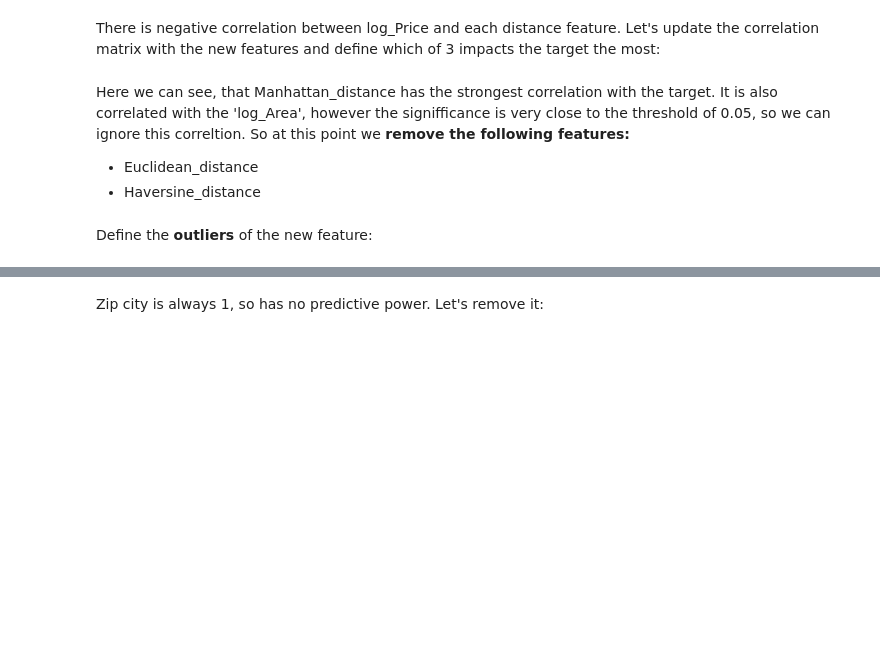
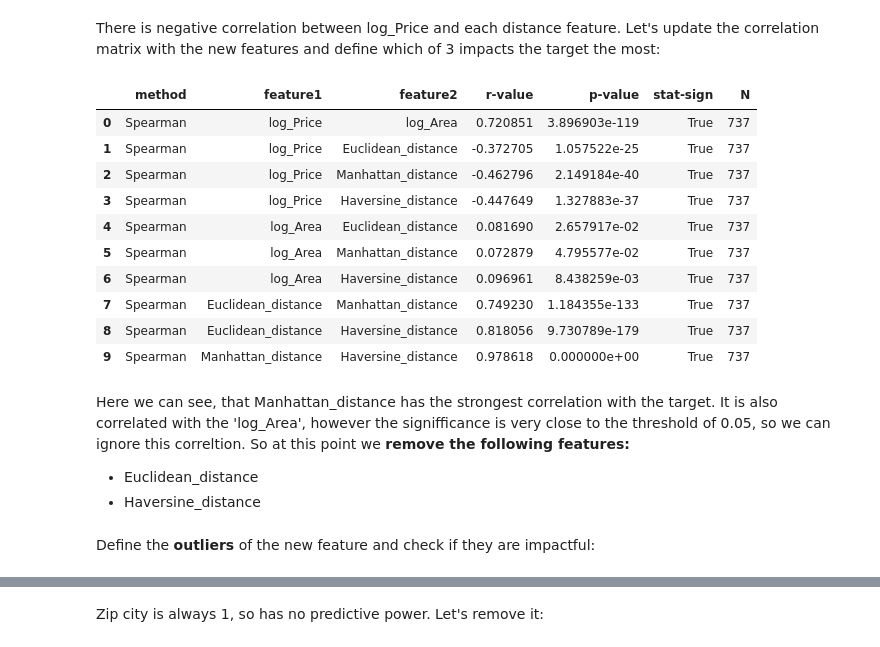
Before and after one commit to nadiia-duiunova/House_price, a Jupyter notebook: Stat inference.ipynb, the cells around one changed output, grey strips where cells are left out. Drawn from its saved outputs; the diff is of its cells as text; code cells hidden in the pictures; blank space fills up the shorter version.

```diff
--- a/Stat inference.ipynb
+++ b/Stat inference.ipynb
@@ -333,9 +355,0 @@ Check if these outliers have signifficant impact:
-# %%
-data.drop(data.loc[data['AR_ratio']>45].index, inplace = True)
-
-# reset indexes after removing rows
-data = data.reset_index()
-data = data.drop(columns=['index'])
-
-# plot AR-ratio without the biggest outlier vs. log_Price
-sns.scatterplot(data = data, x = 'log_Price', y = 'AR_ratio', marker='.')
@@ -358 +375,3 @@ Area still has the biggest impact on the target and as long as **all 3 features
+# %%
+data = data.drop(columns=['AR_ratio', 'Room'])
 # %% [markdown]
@@ -460,7 +491,20 @@ data_info.loc['Haversine_distance', 'missing values'] = 0
 
 data_info = normality_check(data = data, data_info = data_info, features=data.columns[-3:], )
 # %%
-custom_corr(data, data_info, ['log_Price', 'log_Area', 'Euclidean_distance', 'Manhattan_distance', 'Haversine_distance'])
+corr_distances = custom_corr(data, data_info, ['log_Price', 'log_Area', 'Euclidean_distance', 'Manhattan_distance', 'Haversine_distance'])
+corr_distances
+# %% [output]
+|  | method | feature1 | feature2 | r-value | p-value | stat-sign | N |
+| 0 | Spearman | log_Price | log_Area | 0.720851 | 3.896903e-119 | True | 737 |
+| 1 | Spearman | log_Price | Euclidean_distance | -0.372705 | 1.057522e-25 | True | 737 |
+| 2 | Spearman | log_Price | Manhattan_distance | -0.462796 | 2.149184e-40 | True | 737 |
+| 3 | Spearman | log_Price | Haversine_distance | -0.447649 | 1.327883e-37 | True | 737 |
+| 4 | Spearman | log_Area | Euclidean_distance | 0.081690 | 2.657917e-02 | True | 737 |
+| 5 | Spearman | log_Area | Manhattan_distance | 0.072879 | 4.795577e-02 | True | 737 |
+| 6 | Spearman | log_Area | Haversine_distance | 0.096961 | 8.438259e-03 | True | 737 |
+| 7 | Spearman | Euclidean_distance | Manhattan_distance | 0.749230 | 1.184355e-133 | True | 737 |
+| 8 | Spearman | Euclidean_distance | Haversine_distance | 0.818056 | 9.730789e-179 | True | 737 |
+| 9 | Spearman | Manhattan_distance | Haversine_distance | 0.978618 | 0.000000e+00 | True | 737 |
 # %% [markdown]
 Here we can see, that Manhattan_distance has the strongest correlation with the target. It is also correlated with the 'log_Area', however the signifficance is very close to the threshold of 0.05, so we can ignore this correltion. So at this point we **remove the following features:**
  - Euclidean_distance
@@ -470,5 +514,5 @@ data = data.drop(columns=['Euclidean_distance', 'Haversine_distance'])
 # %% [markdown]
-Define the **outliers** of the new feature:
+Define the **outliers** of the new feature and check if they are impactful:
 # %%
 # because the distribution is not normal, lets plot it and manualy define the subtype, which is needed to find the outliers:
 
```
Also changed, not shown: parts of 53 cells of this notebook, 3 other files.
